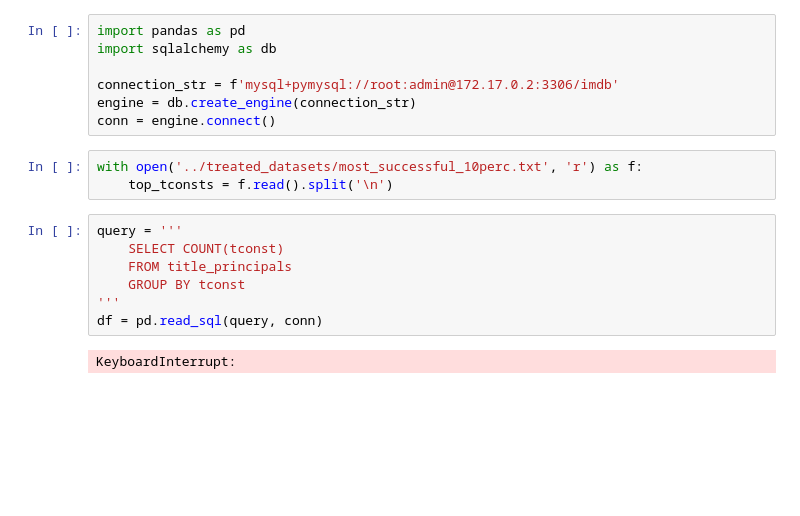
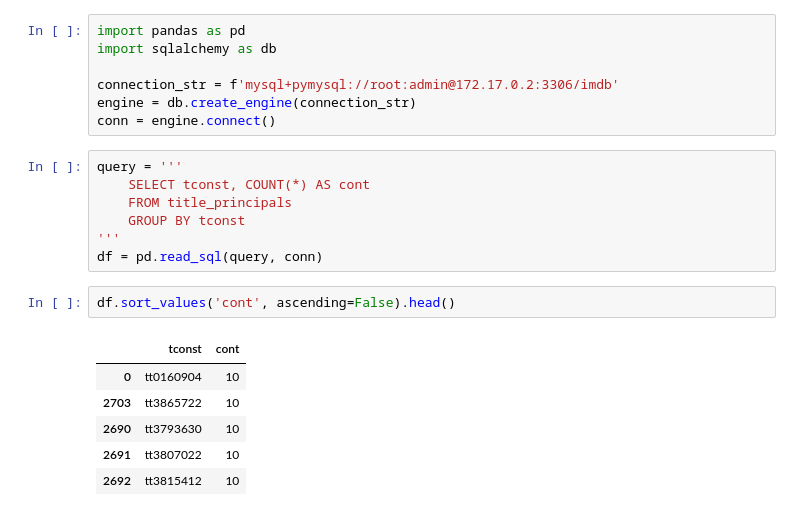
Before and after one commit to MBorgesT/DataVisProject, a Jupyter notebook: eda/crew_size.ipynb, the cells around one changed output. Cells and saved outputs as stored; diff of their text form; blank space fills up the shorter version.

```diff
--- a/eda/crew_size.ipynb
+++ b/eda/crew_size.ipynb
@@ -5,15 +5,19 @@ import sqlalchemy as db
 connection_str = f'mysql+pymysql://root:admin@172.17.0.2:3306/imdb'
 engine = db.create_engine(connection_str)
 conn = engine.connect()
-# %%
-with open('../treated_datasets/most_successful_10perc.txt', 'r') as f:
-    top_tconsts = f.read().split('\n')
 # %%
 query = '''
-    SELECT COUNT(tconst)
+    SELECT tconst, COUNT(*) AS cont
     FROM title_principals
     GROUP BY tconst
 '''
 df = pd.read_sql(query, conn)
-# %% [output]
-KeyboardInterrupt:
+# %%
+df.sort_values('cont', ascending=False).head()
+# %% [output]
+|  | tconst | cont |
+| 0 | tt0160904 | 10 |
+| 2703 | tt3865722 | 10 |
+| 2690 | tt3793630 | 10 |
+| 2691 | tt3807022 | 10 |
+| 2692 | tt3815412 | 10 |
```
Also changed, not shown: 22 other files.
